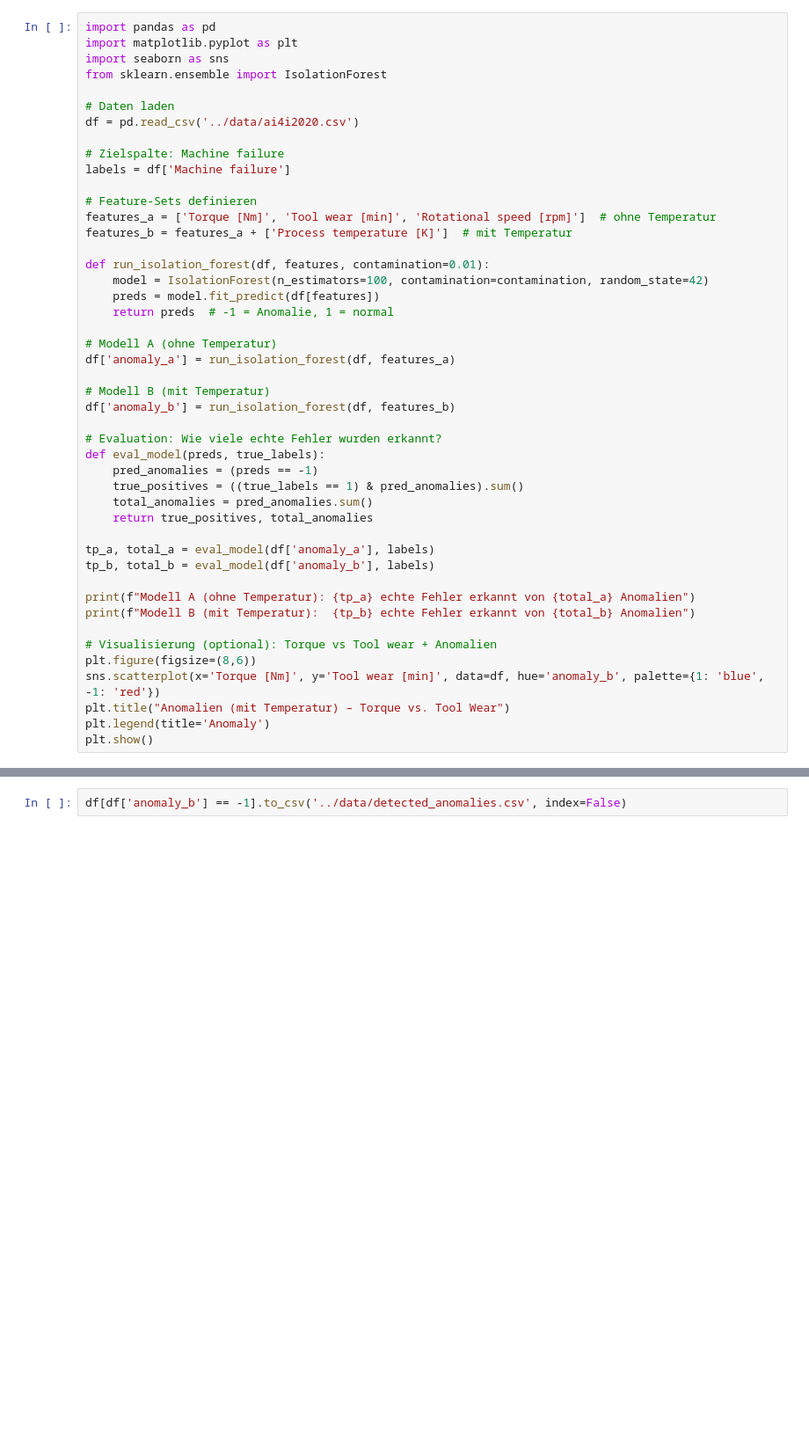
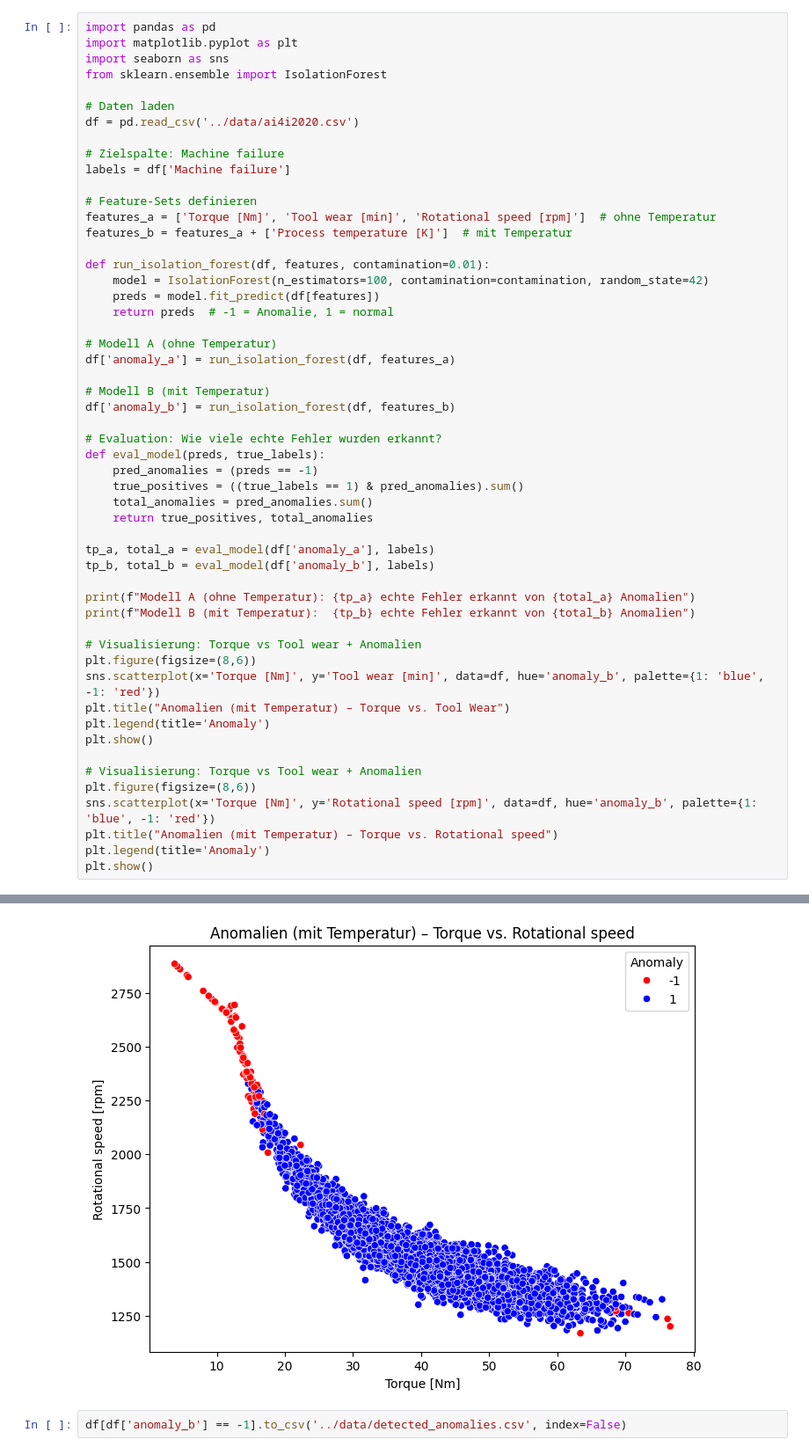
Before and after one commit to philhap/predictive-maintenance-light, a Jupyter notebook: notebooks/02_isolation_forest_featurevergleich.ipynb, the cells around one changed output, grey strips where cells are left out. Shown: that part at 88% size. Drawn from its saved outputs; the diff is of its cells as text; blank space fills up the shorter version.

```diff
--- a/notebooks/03_isolation_forest_featurevergleich.ipynb
+++ b/notebooks/02_isolation_forest_featurevergleich.ipynb
@@ -20,33 +20,41 @@ def run_isolation_forest(df, features, contamination=0.01):
     return preds  # -1 = Anomalie, 1 = normal
 
 # Modell A (ohne Temperatur)
 df['anomaly_a'] = run_isolation_forest(df, features_a)
 
 # Modell B (mit Temperatur)
 df['anomaly_b'] = run_isolation_forest(df, features_b)
 
 # Evaluation: Wie viele echte Fehler wurden erkannt?
 def eval_model(preds, true_labels):
     pred_anomalies = (preds == -1)
     true_positives = ((true_labels == 1) & pred_anomalies).sum()
     total_anomalies = pred_anomalies.sum()
     return true_positives, total_anomalies
 
 tp_a, total_a = eval_model(df['anomaly_a'], labels)
 tp_b, total_b = eval_model(df['anomaly_b'], labels)
 
 print(f"Modell A (ohne Temperatur): {tp_a} echte Fehler erkannt von {total_a} Anomalien")
 print(f"Modell B (mit Temperatur):  {tp_b} echte Fehler erkannt von {total_b} Anomalien")
 
-# Visualisierung (optional): Torque vs Tool wear + Anomalien
+# Visualisierung: Torque vs Tool wear + Anomalien
 plt.figure(figsize=(8,6))
 sns.scatterplot(x='Torque [Nm]', y='Tool wear [min]', data=df, hue='anomaly_b', palette={1: 'blue', -1: 'red'})
 plt.title("Anomalien (mit Temperatur) – Torque vs. Tool Wear")
 plt.legend(title='Anomaly')
 plt.show()
+
+# Visualisierung: Torque vs Tool wear + Anomalien
+plt.figure(figsize=(8,6))
+sns.scatterplot(x='Torque [Nm]', y='Rotational speed [rpm]', data=df, hue='anomaly_b', palette={1: 'blue', -1: 'red'})
+plt.title("Anomalien (mit Temperatur) – Torque vs. Rotational speed")
+plt.legend(title='Anomaly')
+plt.show()
 # %% [output]
 Modell A (ohne Temperatur): 35 echte Fehler erkannt von 100 Anomalien
 Modell B (mit Temperatur):  37 echte Fehler erkannt von 100 Anomalien
 [figure]
+[figure, added]
 # %%
 df[df['anomaly_b'] == -1].to_csv('../data/detected_anomalies.csv', index=False)
```
Also changed, not shown: 13 other files.
